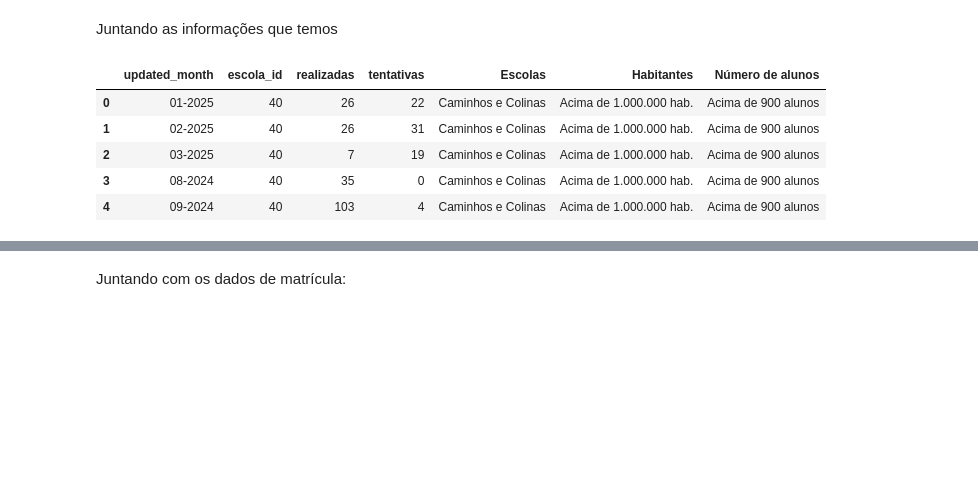
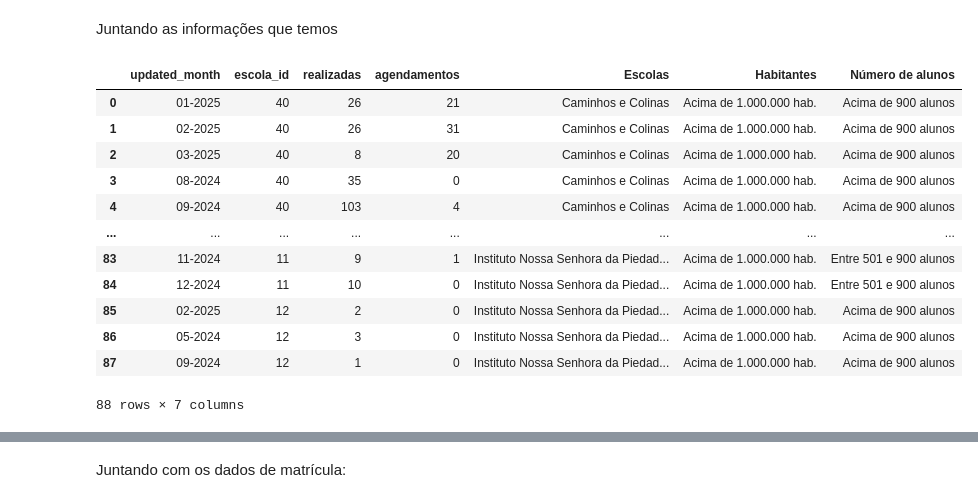
Before and after one commit to gollumlumni/Modelos-de-Previs-o, a Jupyter notebook: matriculas.ipynb, the cells around one changed output, grey strips where cells are left out. Saved outputs shown, nothing was run; the diff lists cells and outputs as text; code cells hidden in the pictures; blank space fills up the shorter version.

```diff
--- a/matriculas.ipynb
+++ b/matriculas.ipynb
@@ -314,14 +349,14 @@ agendamento['updated_at'] = pd.to_datetime(agendamento['updated_at'])
 
 agendamento['updated_month'] = agendamento['updated_at'].dt.strftime('%m-%Y')
 
-# Filtrar apenas os status finais (se necessário)
-agendamento = agendamento.sort_values(['escola_id', 'updated_at', 'status'])  # Ordenando para pegar o último status
+# Filtrar apenas os status finais
+agendamento = agendamento.sort_values(['escola_id', 'updated_at', 'status'])
 agendamento_final = agendamento.drop_duplicates(subset=['responsavel_id', 'escola_id', 'updated_at'], keep='last')
 
 # Agrupar por mês-ano e escola_id
 visitas_mensais = agendamento_final.groupby(['updated_month', 'escola_id']).agg(
     realizadas=('status', lambda x: (x == 'realizado').sum()),
-    tentativas=('status', lambda x: (x == 'tentative').sum())
+    agendamentos=('status', lambda x: (x == 'tentative').sum())
 ).reset_index()
 
 visitas_mensais
@@ -384,14 +419,21 @@ escolas_info
 Juntando as informações que temos
 # %%
 df = visitas_mensais.merge(escolas_info, how = 'right', on = 'escola_id')
-df.head()
+df
 # %% [output]
-|  | updated_month | escola_id | realizadas | tentativas | Escolas | Habitantes | Número de alunos |
-| 0 | 01-2025 | 40 | 26 | 22 | Caminhos e Colinas | Acima de 1.000.000 hab. | Acima de 900 alunos |
+|  | updated_month | escola_id | realizadas | agendamentos | Escolas | Habitantes | Número de alunos |
+| 0 | 01-2025 | 40 | 26 | 21 | Caminhos e Colinas | Acima de 1.000.000 hab. | Acima de 900 alunos |
 | 1 | 02-2025 | 40 | 26 | 31 | Caminhos e Colinas | Acima de 1.000.000 hab. | Acima de 900 alunos |
-| 2 | 03-2025 | 40 | 7 | 19 | Caminhos e Colinas | Acima de 1.000.000 hab. | Acima de 900 alunos |
+| 2 | 03-2025 | 40 | 8 | 20 | Caminhos e Colinas | Acima de 1.000.000 hab. | Acima de 900 alunos |
 | 3 | 08-2024 | 40 | 35 | 0 | Caminhos e Colinas | Acima de 1.000.000 hab. | Acima de 900 alunos |
 | 4 | 09-2024 | 40 | 103 | 4 | Caminhos e Colinas | Acima de 1.000.000 hab. | Acima de 900 alunos |
+| ... | ... | ... | ... | ... | ... | ... | ... |
+| 83 | 11-2024 | 11 | 9 | 1 | Instituto Nossa Senhora da Piedad... | Acima de 1.000.000 hab. | Entre 501 e 900 alunos |
+| 84 | 12-2024 | 11 | 10 | 0 | Instituto Nossa Senhora da Piedad... | Acima de 1.000.000 hab. | Entre 501 e 900 alunos |
+| 85 | 02-2025 | 12 | 2 | 0 | Instituto Nossa Senhora da Piedad... | Acima de 1.000.000 hab. | Acima de 900 alunos |
+| 86 | 05-2024 | 12 | 3 | 0 | Instituto Nossa Senhora da Piedad... | Acima de 1.000.000 hab. | Acima de 900 alunos |
+| 87 | 09-2024 | 12 | 1 | 0 | Instituto Nossa Senhora da Piedad... | Acima de 1.000.000 hab. | Acima de 900 alunos |
+88 rows × 7 columns
 # %%
 matriculas_mensais = matriculas_mensais[matriculas_mensais['escola_id'].isin(escolas_ref_id)]
 matriculas_mensais.merge(escolas_info, how = 'left', on = 'escola_id')
```
Also changed, not shown: parts of 100 cells of this notebook.
